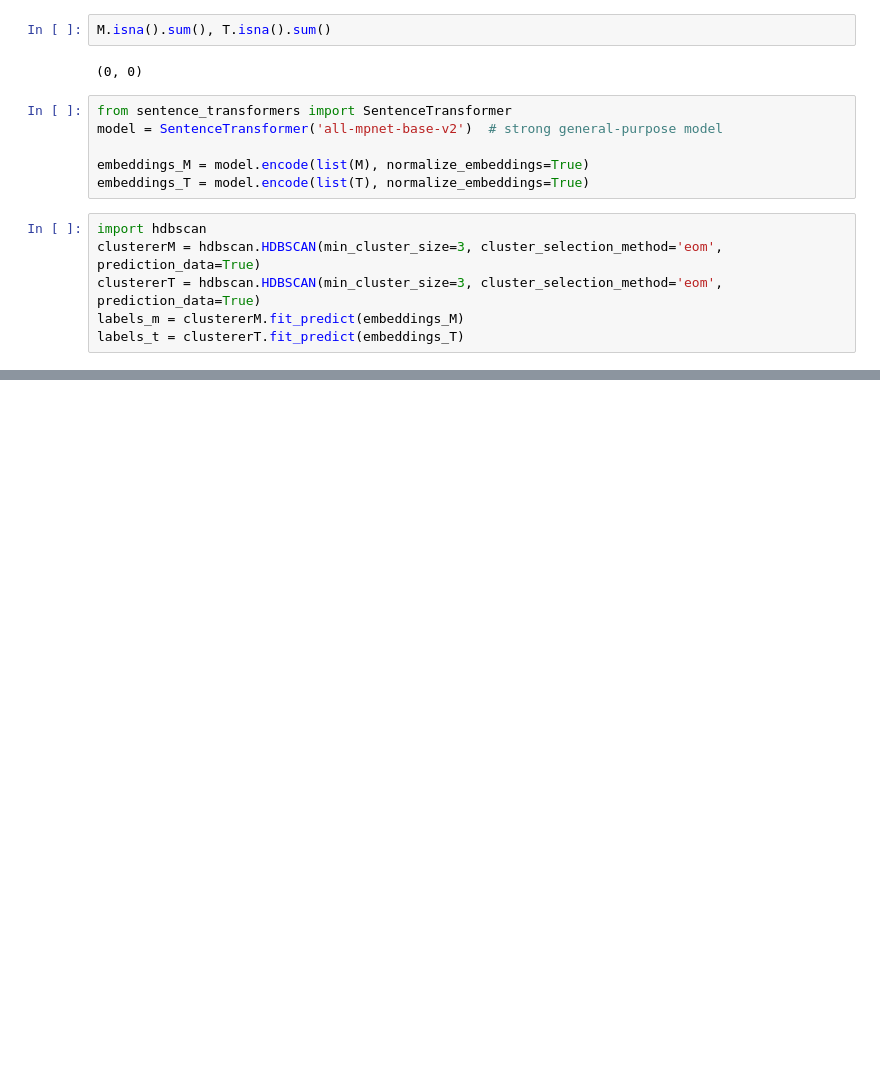
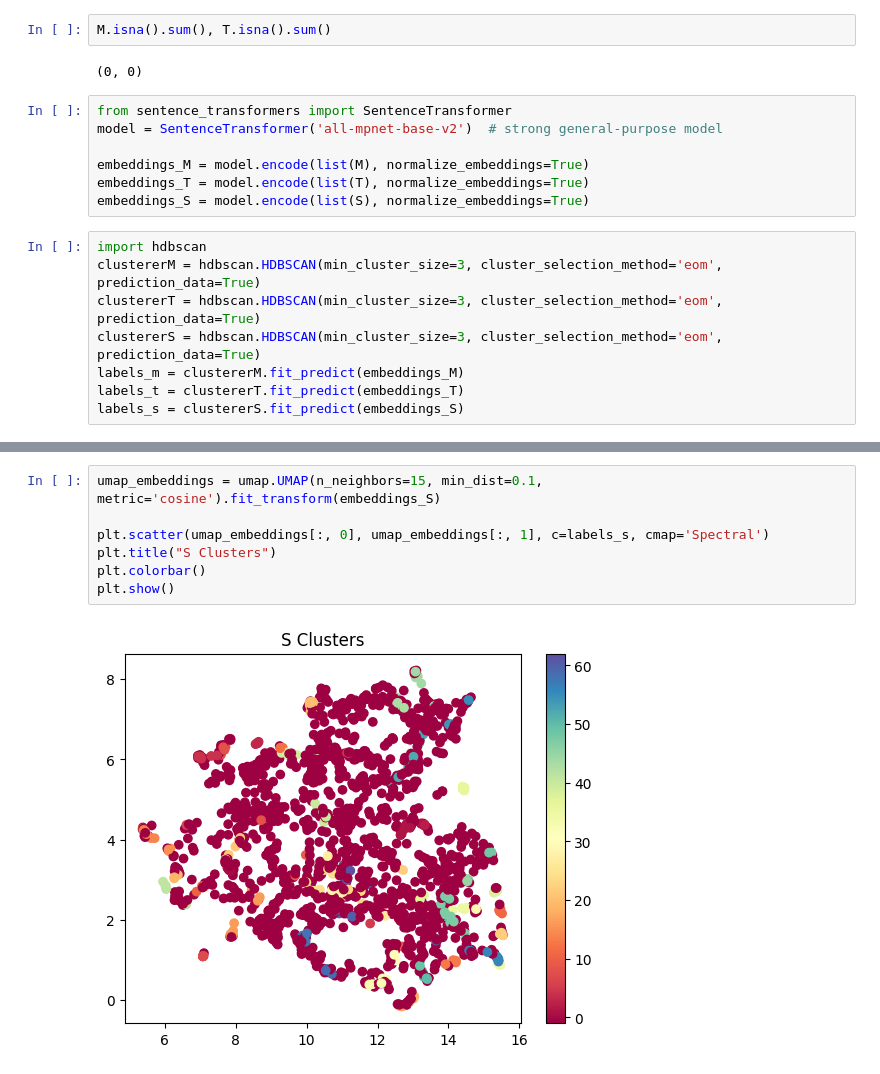
Before and after one commit to Death-Raider/MetaCognition, a Jupyter notebook: semi_automated_dataset_creation/check_ds.ipynb, the cells around one changed output, grey strips where cells are left out. Saved outputs shown, nothing was run; the diff lists cells and outputs as text; blank space fills up the shorter version.

Commit message:
dataset visulization and clustering done

```diff
--- a/semi_automated_dataset_creation/check_ds.ipynb
+++ b/semi_automated_dataset_creation/check_ds.ipynb
@@ -181,12 +185,15 @@ model = SentenceTransformer('all-mpnet-base-v2')  # strong general-purpose model
 
 embeddings_M = model.encode(list(M), normalize_embeddings=True)
 embeddings_T = model.encode(list(T), normalize_embeddings=True)
+embeddings_S = model.encode(list(S), normalize_embeddings=True)
 # %%
 import hdbscan
 clustererM = hdbscan.HDBSCAN(min_cluster_size=3, cluster_selection_method='eom', prediction_data=True)
 clustererT = hdbscan.HDBSCAN(min_cluster_size=3, cluster_selection_method='eom', prediction_data=True)
+clustererS = hdbscan.HDBSCAN(min_cluster_size=3, cluster_selection_method='eom', prediction_data=True)
 labels_m = clustererM.fit_predict(embeddings_M)
 labels_t = clustererT.fit_predict(embeddings_T)
+labels_s = clustererS.fit_predict(embeddings_S)
 # %%
 from collections import defaultdict
 
@@ -268,0 +304,9 @@ plt.show()
+# %%
+umap_embeddings = umap.UMAP(n_neighbors=15, min_dist=0.1, metric='cosine').fit_transform(embeddings_S)
+
+plt.scatter(umap_embeddings[:, 0], umap_embeddings[:, 1], c=labels_s, cmap='Spectral')
+plt.title("S Clusters")
+plt.colorbar()
+plt.show()
+# %% [output]
+[figure, added]
```
Also changed, not shown: parts of 16 cells of this notebook, 2 other files.
